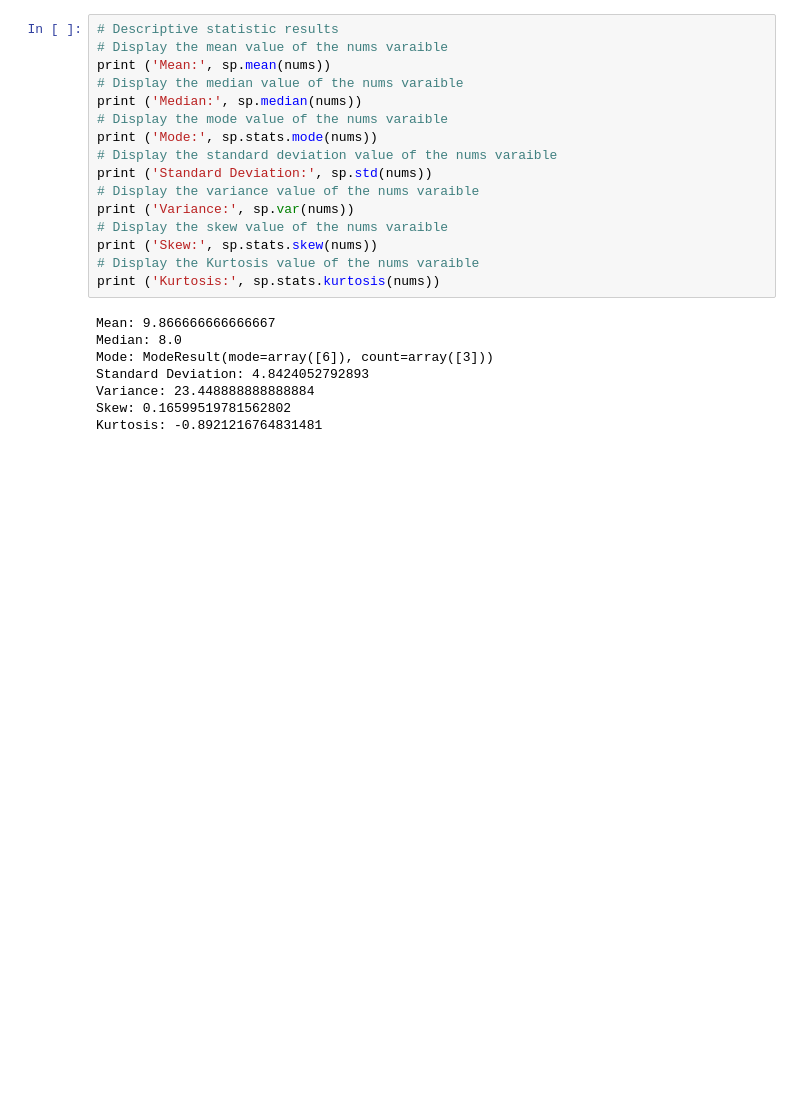
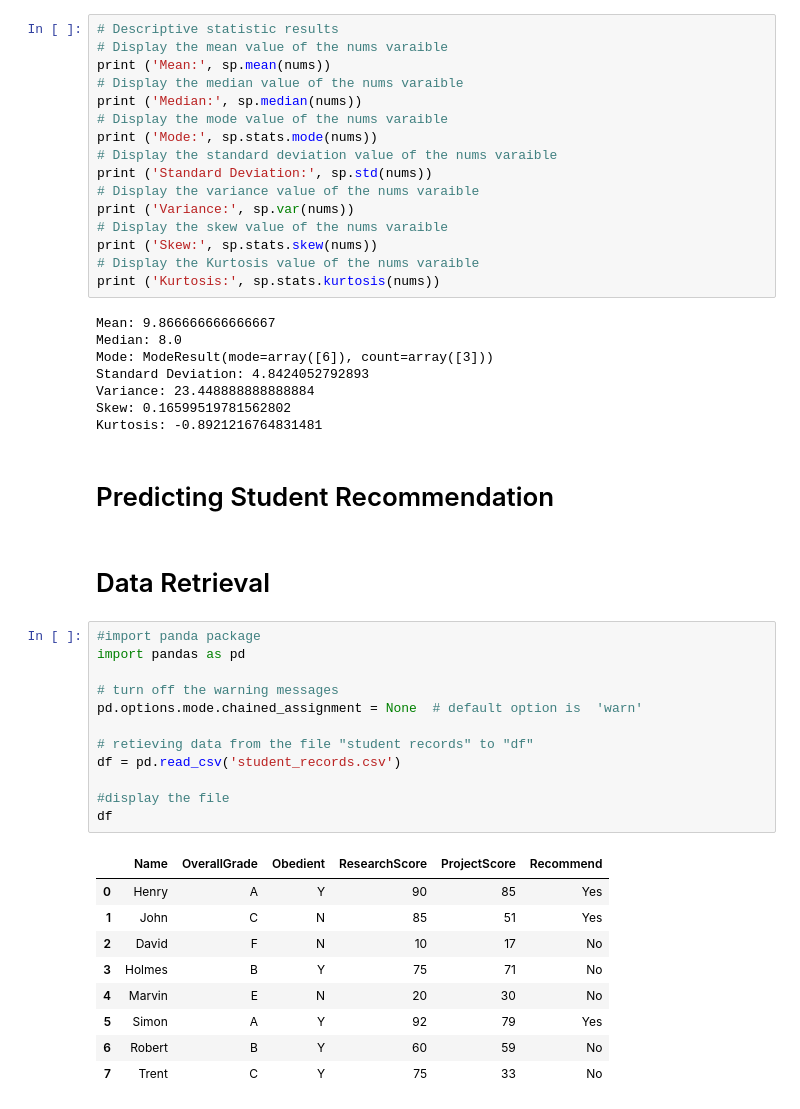
Before and after one commit to MounikaGattu/mounika_ch1_codes, a Jupyter notebook: Mounika_18A1HP050_Ch1Codes.ipynb, the cells around one changed output. Saved outputs shown, nothing was run; the diff lists cells and outputs as text; blank space fills up the shorter version.

```diff
--- a/Mounika_18A1HP050_Ch1Codes.ipynb
+++ b/Mounika_18A1HP050_Ch1Codes.ipynb
@@ -179,3 +179,29 @@ Standard Deviation: 4.8424052792893
 Variance: 23.448888888888884
 Skew: 0.16599519781562802
 Kurtosis: -0.8921216764831481
+# %% [markdown]
+# Predicting Student Recommendation
+# %% [markdown]
+# Data Retrieval
+# %%
+#import panda package
+import pandas as pd
+
+# turn off the warning messages
+pd.options.mode.chained_assignment = None  # default option is  'warn'
+
+# retieving data from the file "student records" to "df"
+df = pd.read_csv('student_records.csv')
+
+#display the file
+df
+# %% [output]
+|  | Name | OverallGrade | Obedient | ResearchScore | ProjectScore | Recommend |
+| 0 | Henry | A | Y | 90 | 85 | Yes |
+| 1 | John | C | N | 85 | 51 | Yes |
+| 2 | David | F | N | 10 | 17 | No |
+| 3 | Holmes | B | Y | 75 | 71 | No |
+| 4 | Marvin | E | N | 20 | 30 | No |
+| 5 | Simon | A | Y | 92 | 79 | Yes |
+| 6 | Robert | B | Y | 60 | 59 | No |
+| 7 | Trent | C | Y | 75 | 33 | No |
```
Also changed, not shown: parts of 22 cells of this notebook.
